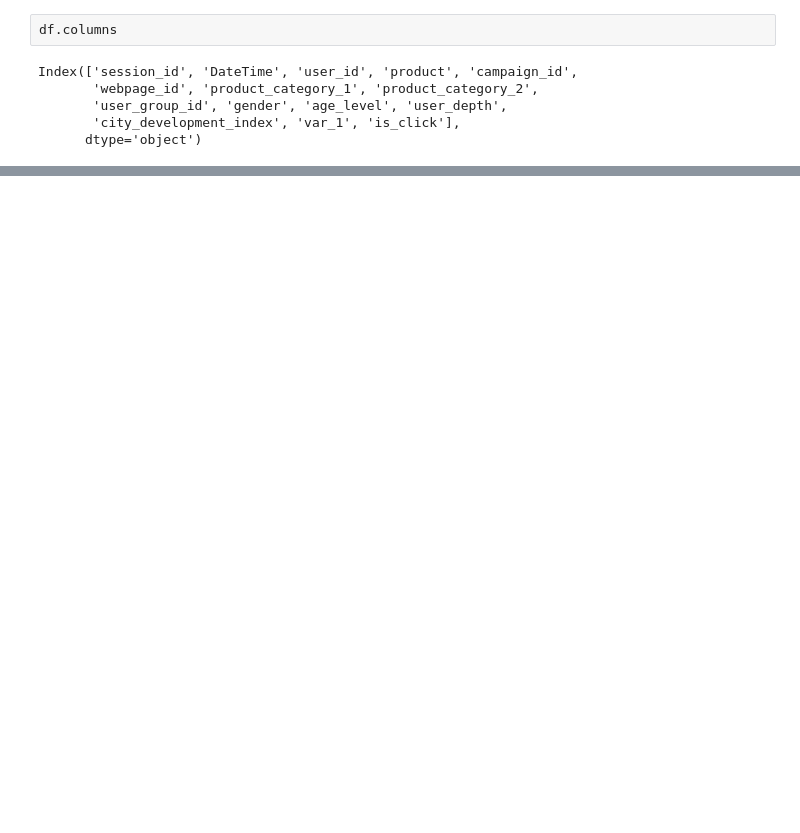
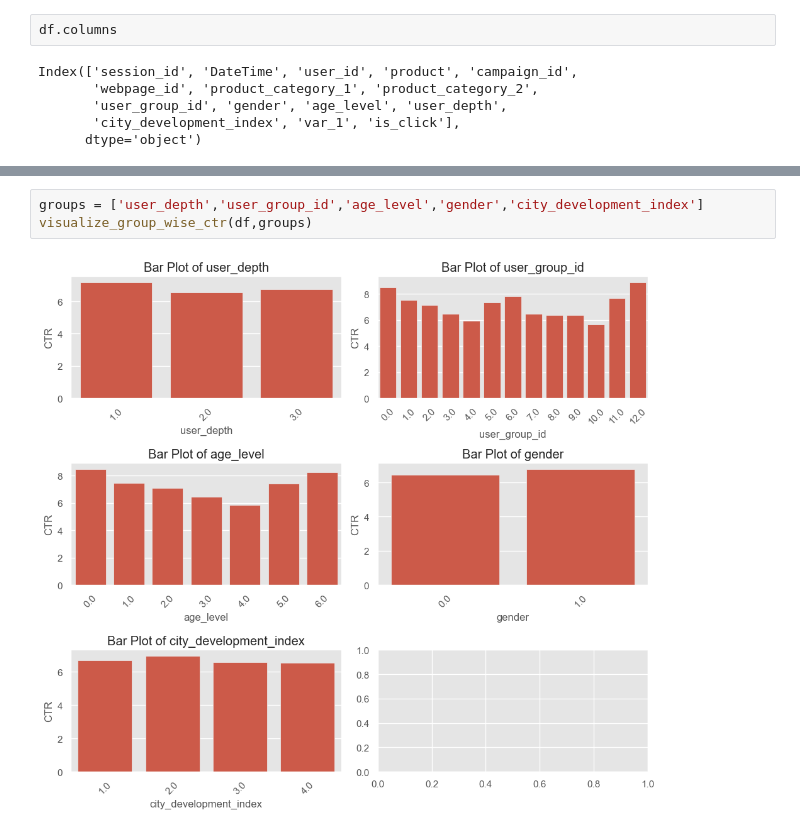
Before and after one commit to ManishDiddi/Scaler-AI-ML, a Jupyter notebook: Machine Learning/Supervised/Classification Project Ad Click/ad_click.ipynb, the cells around one changed output, grey strips where cells are left out. Cells and saved outputs as stored; diff of their text form; blank space fills up the shorter version.

```diff
--- a/Machine Learning/Supervised/Classification Project Ad Click/ad_click.ipynb
+++ b/Machine Learning/Supervised/Classification Project Ad Click/ad_click.ipynb
@@ -101,0 +346,5 @@ Name: count, dtype: int64
+# %%
+groups = ['user_depth','user_group_id','age_level','gender','city_development_index']
+visualize_group_wise_ctr(df,groups)
+# %% [output]
+[figure, added]
```
Also changed, not shown: parts of 93 cells of this notebook, 22 other files.
